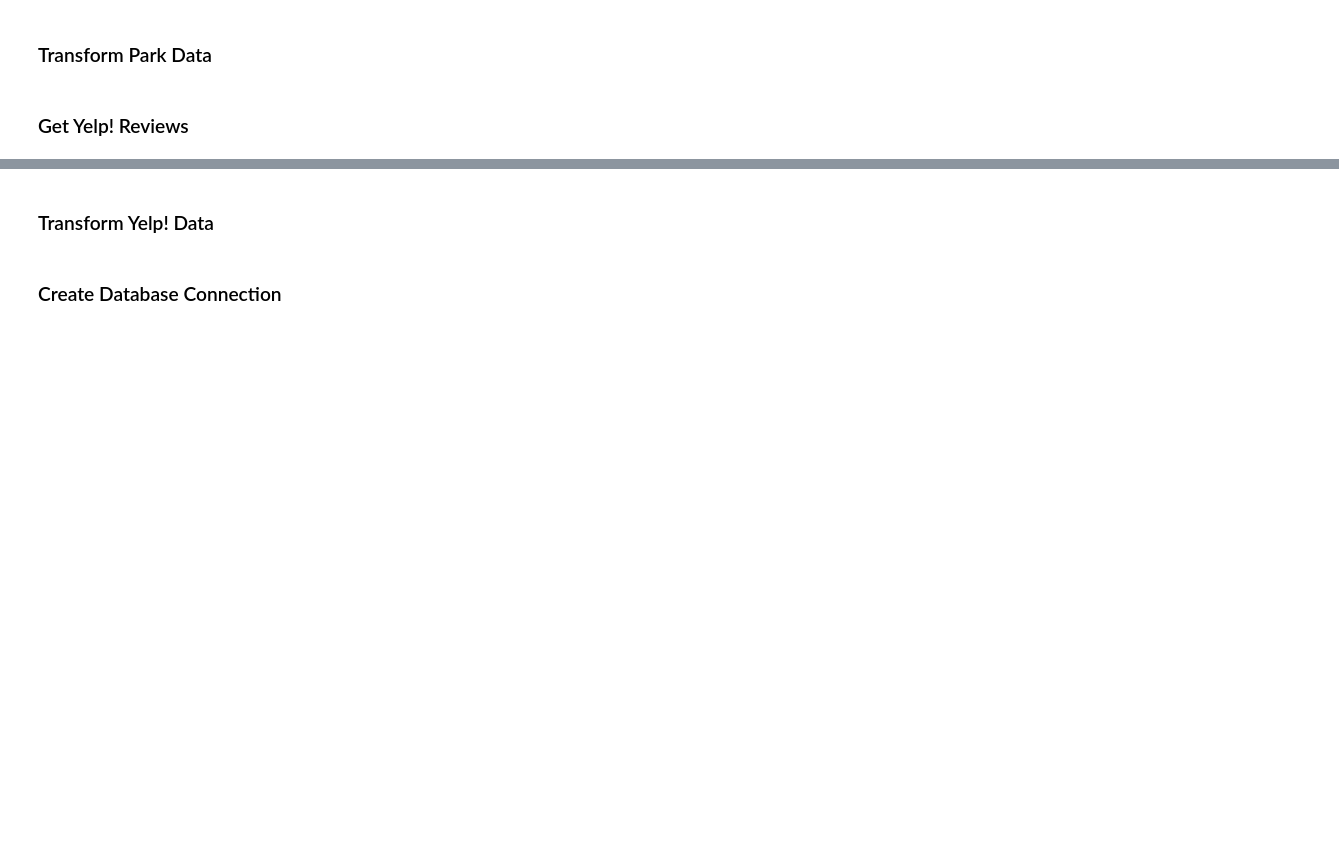
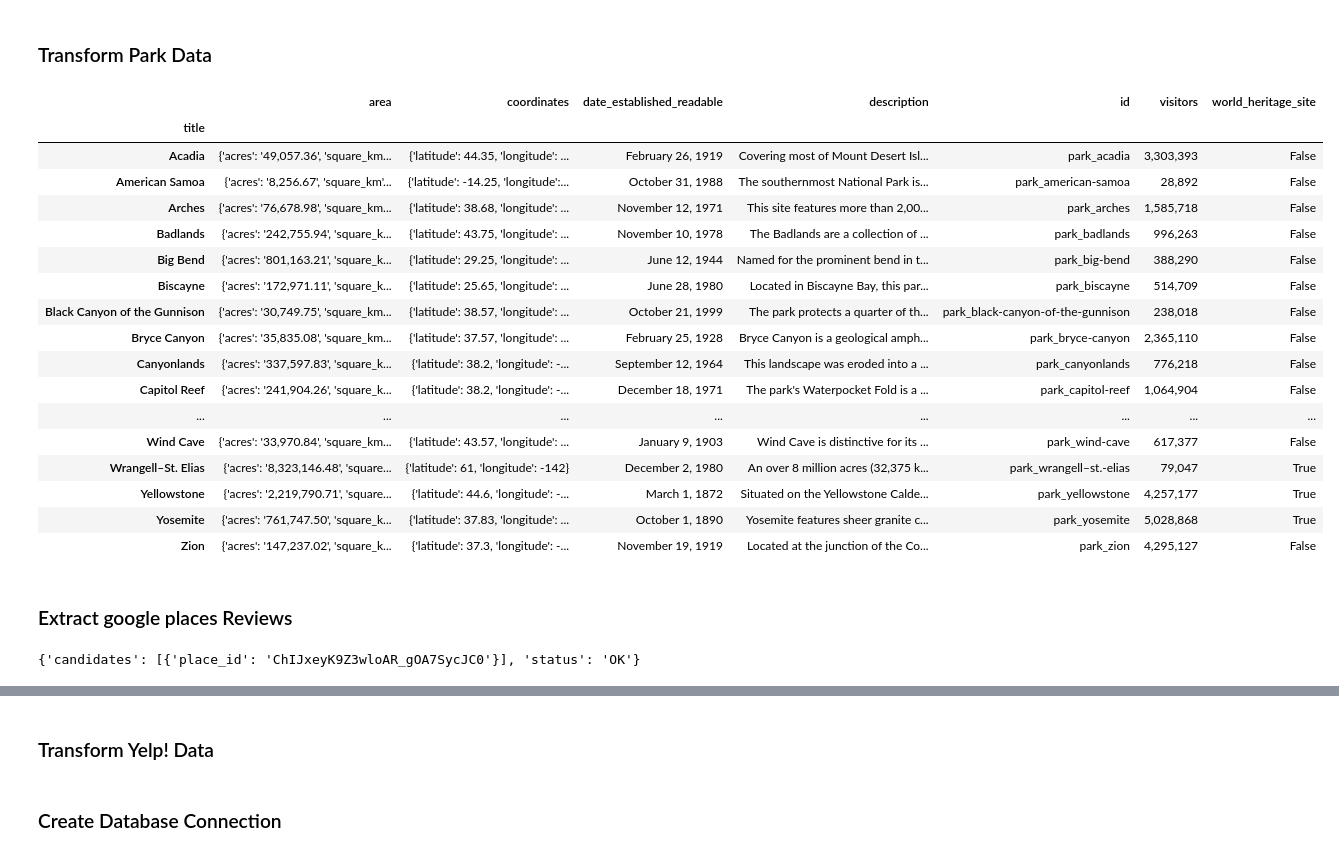
Before and after one commit to ejbaq49/etl-project, a Jupyter notebook: extract-xform-load.ipynb, the cells around one changed output, grey strips where cells are left out. Saved outputs shown, nothing was run; the diff lists cells and outputs as text; code cells hidden in the pictures; blank space fills up the shorter version.

Commit message:
updated notebook with google API

```diff
--- a/extract-xform-load.ipynb
+++ b/extract-xform-load.ipynb
@@ -11,0 +15,4 @@ from keys import db_cred
+# %%
+json_file = "resources/data.json"
+parks_df = pd.read_json(json_file)
+parks_df.head()
@@ -12,4 +26,2 @@ from keys import db_cred
 # %% [markdown]
 ### Transform Park Data
-# %% [markdown]
-### Get Yelp! Reviews
@@ -17,0 +28,24 @@ from keys import db_cred
+# %%
+natl_parks=parks_df.drop(columns=['date_established_unix','image', 'nps_link','states'])
+natl_parks.set_index('title',drop=True,)
+# %% [output]
+|  | area | coordinates | date_established_readable | description | id | visitors | world_heritage_site |
+| title |  |  |  |  |  |  |  |
+| Acadia | {'acres': '49,057.36', 'square_km... | {'latitude': 44.35, 'longitude': ... | February 26, 1919 | Covering most of Mount Desert Isl... | park_acadia | 3,303,393 | False |
+| American Samoa | {'acres': '8,256.67', 'square_km'... | {'latitude': -14.25, 'longitude':... | October 31, 1988 | The southernmost National Park is... | park_american-samoa | 28,892 | False |
+| Arches | {'acres': '76,678.98', 'square_km... | {'latitude': 38.68, 'longitude': ... | November 12, 1971 | This site features more than 2,00... | park_arches | 1,585,718 | False |
+| Badlands | {'acres': '242,755.94', 'square_k... | {'latitude': 43.75, 'longitude': ... | November 10, 1978 | The Badlands are a collection of ... | park_badlands | 996,263 | False |
+| Big Bend | {'acres': '801,163.21', 'square_k... | {'latitude': 29.25, 'longitude': ... | June 12, 1944 | Named for the prominent bend in t... | park_big-bend | 388,290 | False |
+| Biscayne | {'acres': '172,971.11', 'square_k... | {'latitude': 25.65, 'longitude': ... | June 28, 1980 | Located in Biscayne Bay, this par... | park_biscayne | 514,709 | False |
+| Black Canyon of the Gunnison | {'acres': '30,749.75', 'square_km... | {'latitude': 38.57, 'longitude': ... | October 21, 1999 | The park protects a quarter of th... | park_black-canyon-of-the-gunnison | 238,018 | False |
+| Bryce Canyon | {'acres': '35,835.08', 'square_km... | {'latitude': 37.57, 'longitude': ... | February 25, 1928 | Bryce Canyon is a geological amph... | park_bryce-canyon | 2,365,110 | False |
+| Canyonlands | {'acres': '337,597.83', 'square_k... | {'latitude': 38.2, 'longitude': -... | September 12, 1964 | This landscape was eroded into a ... | park_canyonlands | 776,218 | False |
+| Capitol Reef | {'acres': '241,904.26', 'square_k... | {'latitude': 38.2, 'longitude': -... | December 18, 1971 | The park's Waterpocket Fold is a ... | park_capitol-reef | 1,064,904 | False |
+| ... | ... | ... | ... | ... | ... | ... | ... |
+| Wind Cave | {'acres': '33,970.84', 'square_km... | {'latitude': 43.57, 'longitude': ... | January 9, 1903 | Wind Cave is distinctive for its ... | park_wind-cave | 617,377 | False |
+| Wrangell–St. Elias | {'acres': '8,323,146.48', 'square... | {'latitude': 61, 'longitude': -142} | December 2, 1980 | An over 8 million acres (32,375 k... | park_wrangell–st.-elias | 79,047 | True |
+| Yellowstone | {'acres': '2,219,790.71', 'square... | {'latitude': 44.6, 'longitude': -... | March 1, 1872 | Situated on the Yellowstone Calde... | park_yellowstone | 4,257,177 | True |
+| Yosemite | {'acres': '761,747.50', 'square_k... | {'latitude': 37.83, 'longitude': ... | October 1, 1890 | Yosemite features sheer granite c... | park_yosemite | 5,028,868 | True |
+| Zion | {'acres': '147,237.02', 'square_k... | {'latitude': 37.3, 'longitude': -... | November 19, 1919 | Located at the junction of the Co... | park_zion | 4,295,127 | False |
+# %% [markdown]
+### Extract google places Reviews
@@ -17,0 +66,5 @@ from keys import db_cred
+# %%
+google_parks_data = response.json()
+pprint(google_parks_data)
+# %% [output]
+{'candidates': [{'place_id': 'ChIJxeyK9Z3wloAR_gOA7SycJC0'}], 'status': 'OK'}
```
Also changed, not shown: parts of 8 cells of this notebook.
